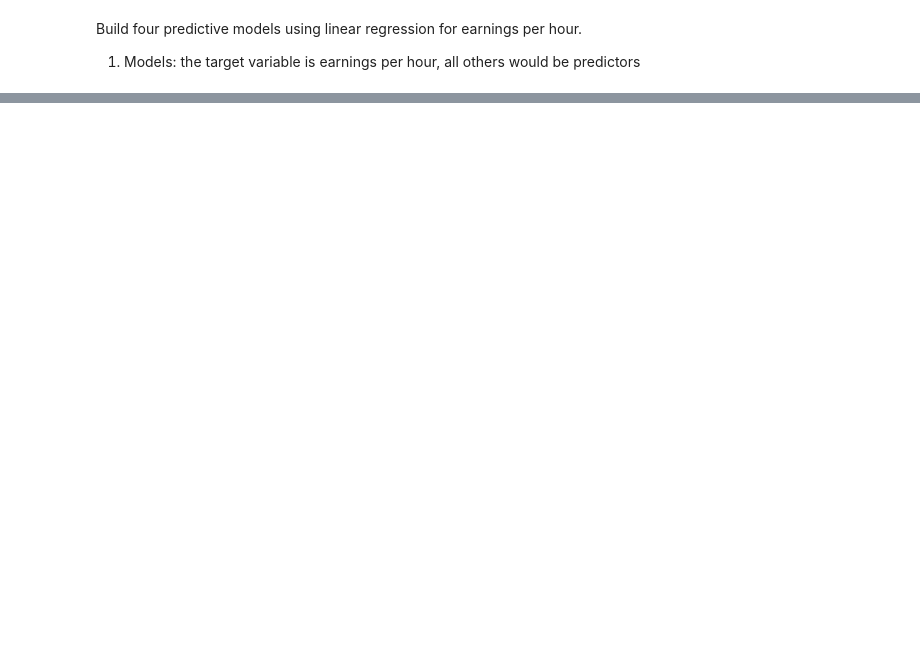
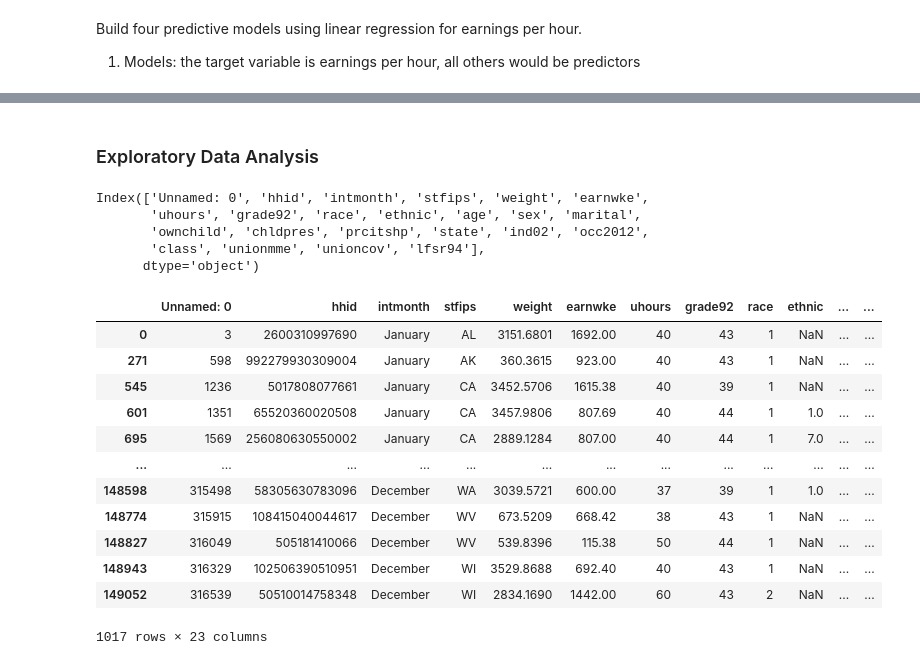
Before and after one commit to zsofiarebeka/DA3_Assignment-1, a Jupyter notebook: DA3_Assignment-1.ipynb, the cells around one changed output, grey strips where cells are left out. Cells and saved outputs as stored; diff of their text form; code cells hidden in the pictures; blank space fills up the shorter version.

```diff
--- a/DA3_Assignment-1.ipynb
+++ b/DA3_Assignment-1.ipynb
@@ -35,0 +63,28 @@ ParserError: Error tokenizing data. C error: Expected 1 fields in line 9, saw 2
+# %% [markdown]
+### Exploratory Data Analysis
+# %%
+data.columns
+# %% [output]
+Index(['Unnamed: 0', 'hhid', 'intmonth', 'stfips', 'weight', 'earnwke',
+       'uhours', 'grade92', 'race', 'ethnic', 'age', 'sex', 'marital',
+       'ownchild', 'chldpres', 'prcitshp', 'state', 'ind02', 'occ2012',
+       'class', 'unionmme', 'unioncov', 'lfsr94'],
+      dtype='object')
+# %%
+# Filtering for Human resource managers (0136) and Human resource workers (630)
+data = data[data['occ2012'].isin([136, 630])]
+data
+# %% [output]
+|  | Unnamed: 0 | hhid | intmonth | stfips | weight | earnwke | uhours | grade92 | race | ethnic | ... | ... |
+| 0 | 3 | 2600310997690 | January | AL | 3151.6801 | 1692.00 | 40 | 43 | 1 | NaN | ... | ... |
+| 271 | 598 | 992279930309004 | January | AK | 360.3615 | 923.00 | 40 | 43 | 1 | NaN | ... | ... |
+| 545 | 1236 | 5017808077661 | January | CA | 3452.5706 | 1615.38 | 40 | 39 | 1 | NaN | ... | ... |
+| 601 | 1351 | 65520360020508 | January | CA | 3457.9806 | 807.69 | 40 | 44 | 1 | 1.0 | ... | ... |
+| 695 | 1569 | 256080630550002 | January | CA | 2889.1284 | 807.00 | 40 | 44 | 1 | 7.0 | ... | ... |
+| ... | ... | ... | ... | ... | ... | ... | ... | ... | ... | ... | ... | ... |
+| 148598 | 315498 | 58305630783096 | December | WA | 3039.5721 | 600.00 | 37 | 39 | 1 | 1.0 | ... | ... |
+| 148774 | 315915 | 108415040044617 | December | WV | 673.5209 | 668.42 | 38 | 43 | 1 | NaN | ... | ... |
+| 148827 | 316049 | 505181410066 | December | WV | 539.8396 | 115.38 | 50 | 44 | 1 | NaN | ... | ... |
+| 148943 | 316329 | 102506390510951 | December | WI | 3529.8688 | 692.40 | 40 | 43 | 1 | NaN | ... | ... |
+| 149052 | 316539 | 50510014758348 | December | WI | 2834.1690 | 1442.00 | 60 | 43 | 2 | NaN | ... | ... |
+1017 rows × 23 columns
```
Also changed, not shown: parts of 39 cells of this notebook, 1 other file.
